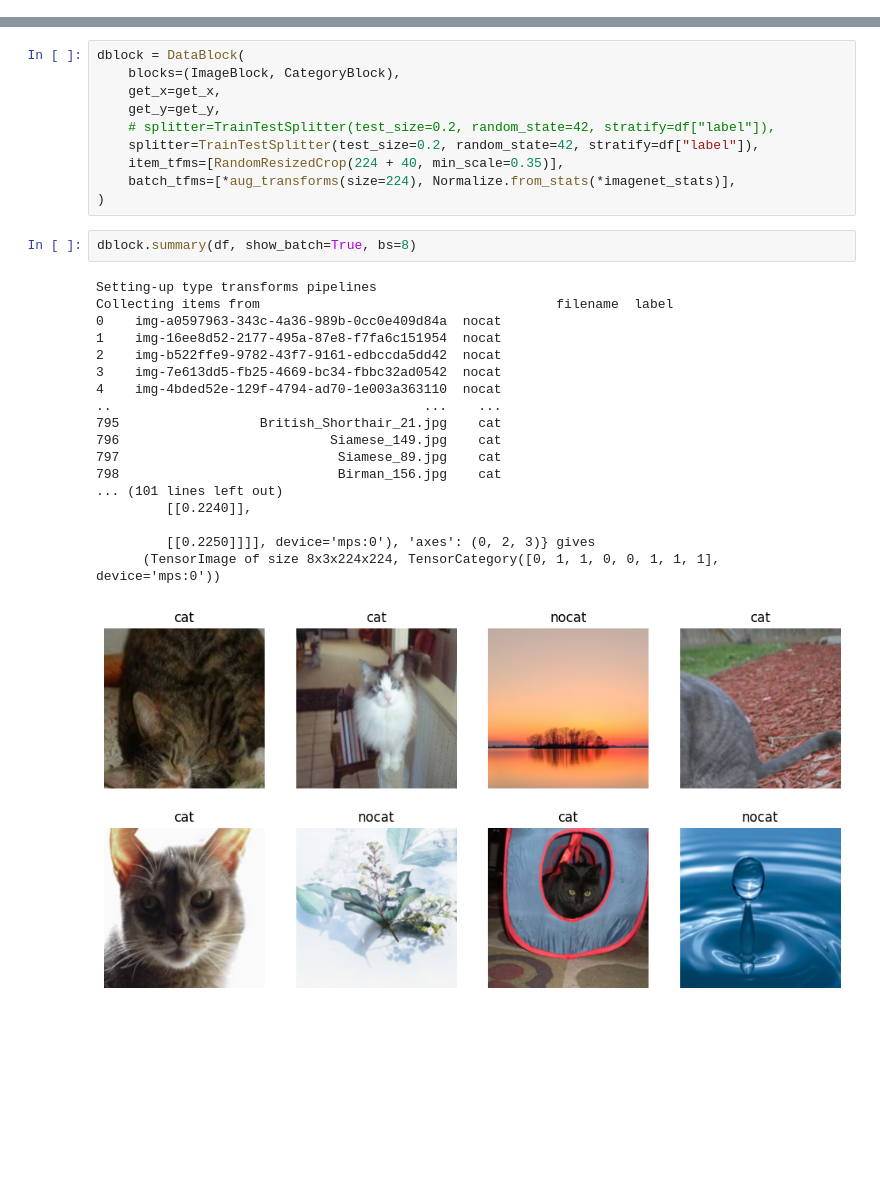
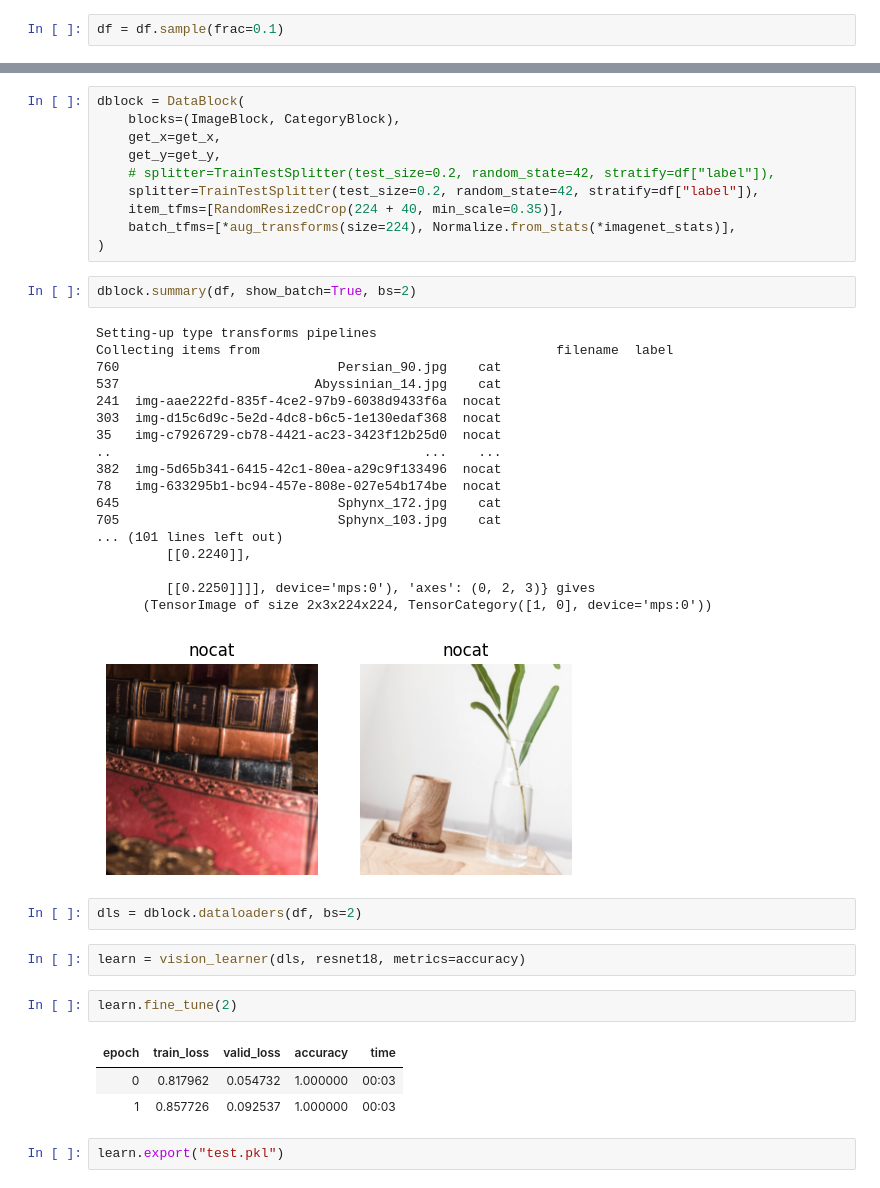
Before and after one commit to polyrand/pydatabcn-imgapp-workshop1, a Jupyter notebook: train.ipynb, the cells around one changed output, grey strips where cells are left out. Saved outputs shown, nothing was run; the diff lists cells and outputs as text; blank space fills up the shorter version.

```diff
--- a/train.ipynb
+++ b/train.ipynb
@@ -32,6 +32,8 @@ df.tail(5)
 | 797 | Siamese_89.jpg | cat |
 | 798 | Birman_156.jpg | cat |
 | 799 | Abyssinian_228.jpg | cat |
+# %%
+df = df.sample(frac=0.1)
 # %%
 def get_x(x):
     return Path("data") / x["filename"]
@@ -50,23 +52,35 @@ dblock = DataBlock(
     batch_tfms=[*aug_transforms(size=224), Normalize.from_stats(*imagenet_stats)],
 )
 # %%
-dblock.summary(df, show_batch=True, bs=8)
+dblock.summary(df, show_batch=True, bs=2)
 # %% [output]
 Setting-up type transforms pipelines
 Collecting items from                                      filename  label
-0    img-a0597963-343c-4a36-989b-0cc0e409d84a  nocat
-1    img-16ee8d52-2177-495a-87e8-f7fa6c151954  nocat
-2    img-b522ffe9-9782-43f7-9161-edbccda5dd42  nocat
-3    img-7e613dd5-fb25-4669-bc34-fbbc32ad0542  nocat
-4    img-4bded52e-129f-4794-ad70-1e003a363110  nocat
+760                            Persian_90.jpg    cat
+537                         Abyssinian_14.jpg    cat
+241  img-aae222fd-835f-4ce2-97b9-6038d9433f6a  nocat
+303  img-d15c6d9c-5e2d-4dc8-b6c5-1e130edaf368  nocat
+35   img-c7926729-cb78-4421-ac23-3423f12b25d0  nocat
 ..                                        ...    ...
-795                  British_Shorthair_21.jpg    cat
-796                           Siamese_149.jpg    cat
-797                            Siamese_89.jpg    cat
-798                            Birman_156.jpg    cat
+382  img-5d65b341-6415-42c1-80ea-a29c9f133496  nocat
+78   img-633295b1-bc94-457e-808e-027e54b174be  nocat
+645                            Sphynx_172.jpg    cat
+705                            Sphynx_103.jpg    cat
 ... (101 lines left out)
          [[0.2240]],
 
          [[0.2250]]]], device='mps:0'), 'axes': (0, 2, 3)} gives
-      (TensorImage of size 8x3x224x224, TensorCategory([0, 1, 1, 0, 0, 1, 1, 1], device='mps:0'))
+      (TensorImage of size 2x3x224x224, TensorCategory([1, 0], device='mps:0'))
-[figure, old version]
+[figure, new version]
+# %%
+dls = dblock.dataloaders(df, bs=2)
+# %%
+learn = vision_learner(dls, resnet18, metrics=accuracy)
+# %%
+learn.fine_tune(2)
+# %% [output]
+| epoch | train_loss | valid_loss | accuracy | time |
+| 0 | 0.817962 | 0.054732 | 1.000000 | 00:03 |
+| 1 | 0.857726 | 0.092537 | 1.000000 | 00:03 |
+# %%
+learn.export("test.pkl")
```
